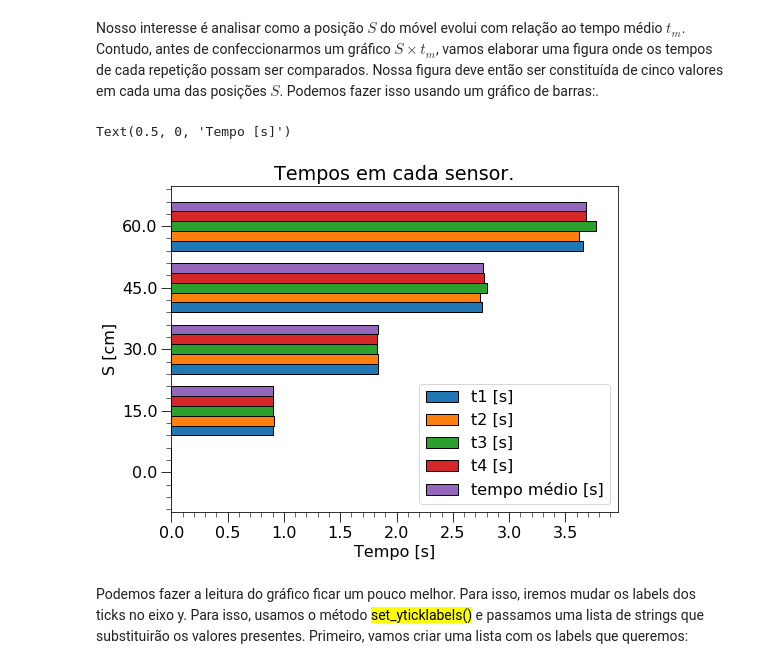
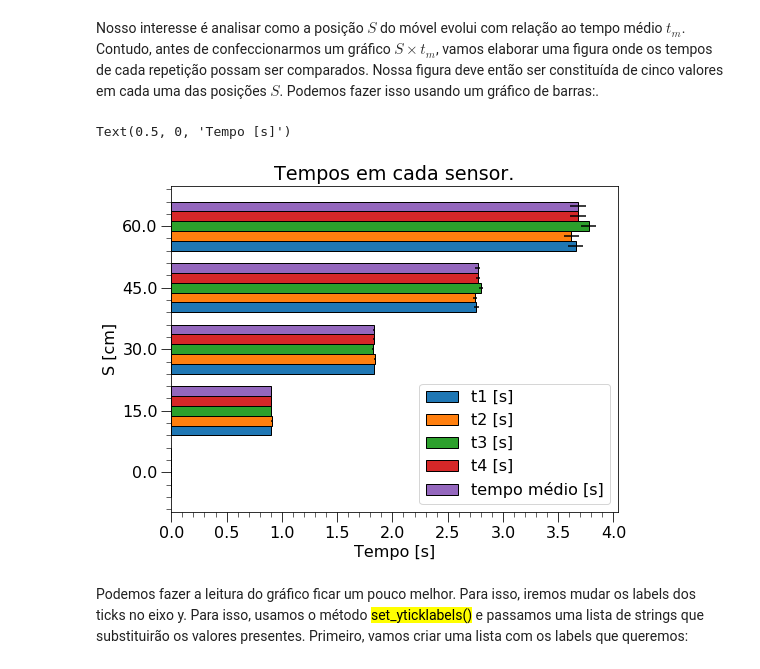
Before and after one commit to vieirads/Curso-de-extensao, a Jupyter notebook: Aulas/Aula_3_Equacoes_da_cinematica_parte_I.ipynb, the cells around one changed output. Drawn from its saved outputs; the diff is of its cells as text; code cells hidden in the pictures.

Commit message:
Added plots with error bars to 'Aula_2' in the 'Matplotlib' section. More content added to 'Aula_3' about the standard deviation.

```diff
--- a/Aulas/Aula_3_Equacoes_da_cinematica_parte_I.ipynb
+++ b/Aulas/Aula_3_Equacoes_da_cinematica_parte_I.ipynb
@@ -829,19 +829,20 @@ Nosso interesse é analisar como a posição $S$ do móvel evolui com relação
 # %%
 plot_bar_df_dados = df_dados.plot.barh(
     # para cada valor da variável x, teremos vários valores correspondentes
     # que serão comparados. No nosso caso, a variável x é a posição, e os
     # valores comparados são os tempos de cada repetição e o valor médio
 
+    xerr='desvio padrão [s]', #definimos os desvios dos valores
     x='S [cm]', # variável x, onde os valores serão comparados
     y=['t1 [s]', 't2 [s]', 't3 [s]', 't4 [s]', 'tempo médio [s]'], # valores comparados
     width=0.8, # define a espessura das barras
     edgecolor='#000000', # define a cor das bordas das barras
     title='Tempos em cada sensor.' # define o título da figura
 )
 plot_bar_df_dados.set_xlabel('Tempo [s]') # define o label do eixo x
 # %% [output]
 Text(0.5, 0, 'Tempo [s]')
-[figure, old version]
+[figure, new version]
 # %% [markdown]
 <p class='justified'>
 Podemos fazer a leitura do gráfico ficar um pouco melhor. Para isso, iremos mudar os labels dos ticks no eixo y. Para isso, usamos o método <mark class='mono_gray'>set_yticklabels()</mark> e passamos uma lista de strings que substituirão os valores presentes. Primeiro, vamos criar uma lista com os labels que queremos:
```
Also changed, not shown: parts of 2 cells of this notebook.
